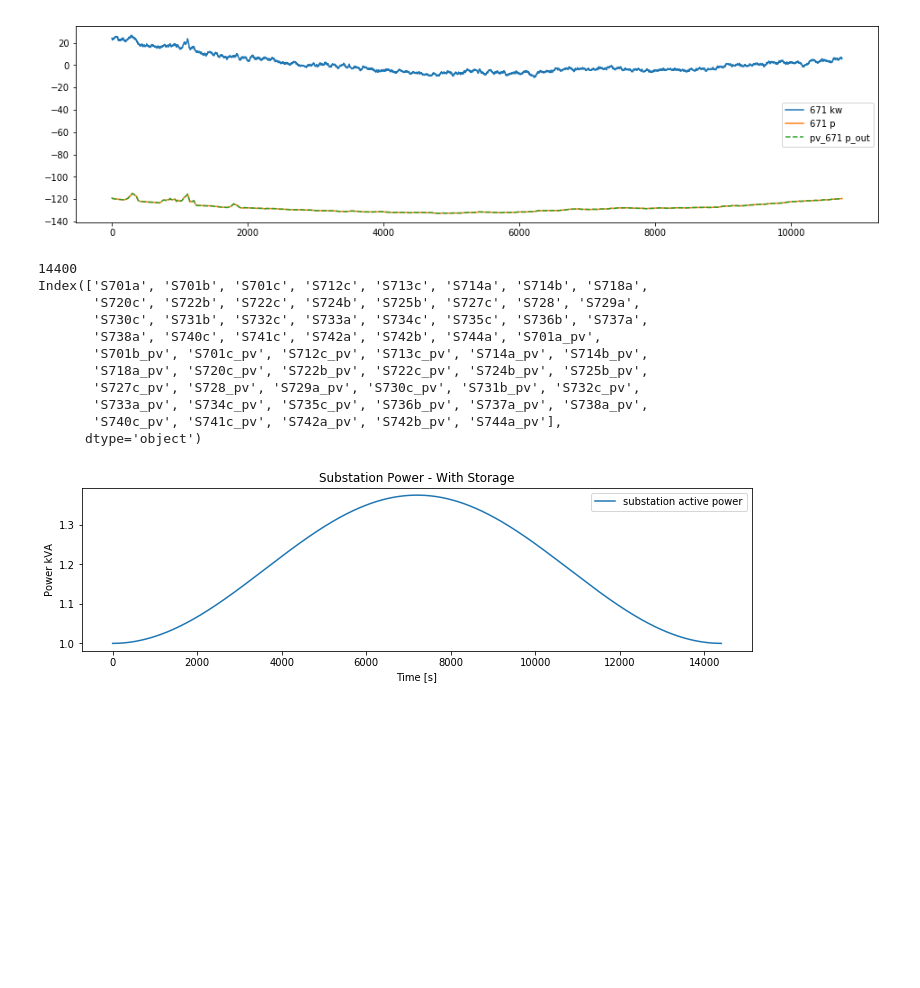
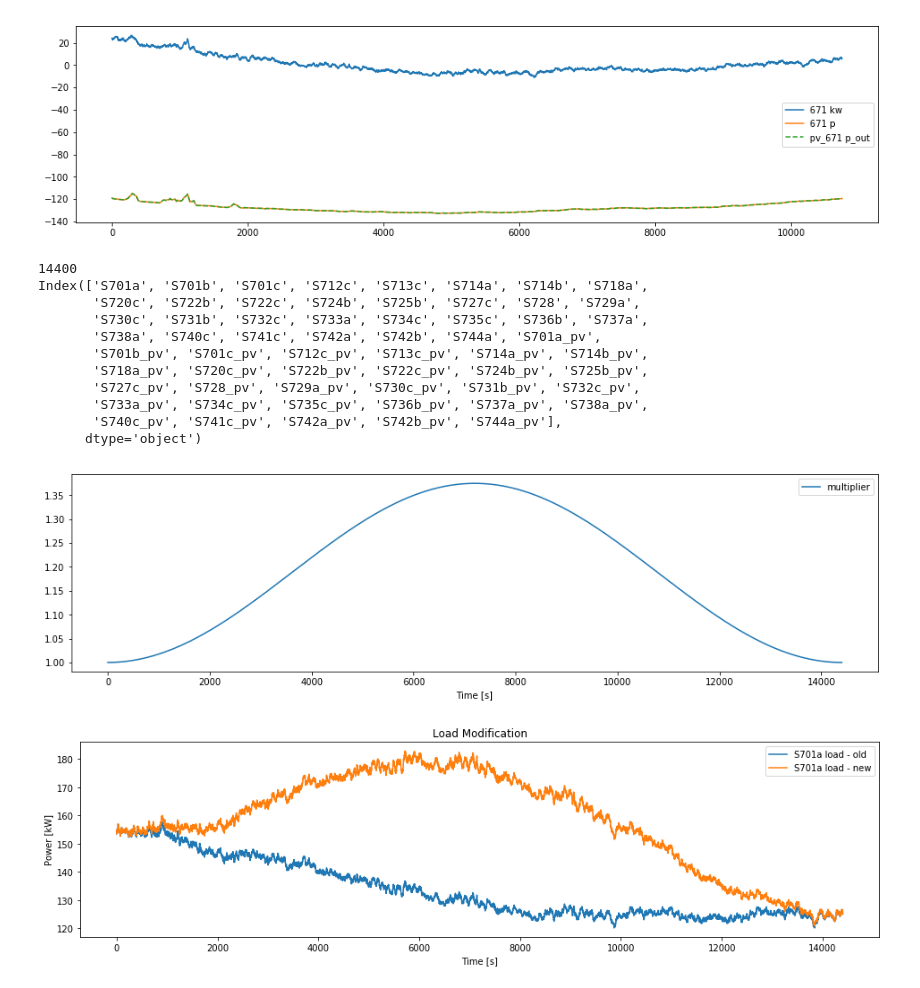
Before and after one commit to lbnl-cybersecurity/ceds-cigar, a Jupyter notebook: pycigar/zzz/IEEE_37_peak_shaving_dist.ipynb, the cells around one changed output. Drawn from its saved outputs; the diff is of its cells as text; code cells hidden in the pictures; blank space fills up the shorter version.

```diff
--- a/pycigar/zzz/IEEE_37_peak_shaving_dist.ipynb
+++ b/pycigar/zzz/IEEE_37_peak_shaving_dist.ipynb
@@ -405,40 +405,41 @@ for colname in profile_old.keys():
         # print(colname)
         profile_new[colname] = mult*profile_old[colname]
 
 
 profile_new.to_csv('IEEE_37_Node/load_solar_data_peak_shaving.csv')
 
-fig1 = plt.figure(figsize = [12, 3])
-plt.plot(mult,label="substation active power")
+fig1 = plt.figure(figsize = [16, 4])
+plt.plot(mult,label="multiplier")
 # plt.plot(Logger.log_dict['pv_inverter_S701b']['p_out'],label="substation active power")
-plt.title('Substation Power - With Storage')
+plt.title('')
 plt.xlabel('Time [s]')
-plt.ylabel('Power kVA')
+# plt.ylabel('Power kVA')
 plt.legend()
 
 
-fig1 = plt.figure(figsize = [12, 3])
-plt.plot(profile_old['S701a'],label="substation active power")
-plt.plot(profile_new['S701a'],label="substation active power")
+fig1 = plt.figure(figsize = [16, 4])
+plt.plot(profile_old['S701a'],label="S701a load - old")
+plt.plot(profile_new['S701a'],label="S701a load - new")
 # plt.plot(Logger.log_dict['pv_inverter_S701b']['p_out'],label="substation active power")
-plt.title('Substation Power - With Storage')
+plt.title('Load Modification')
 plt.xlabel('Time [s]')
-plt.ylabel('Power kVA')
+plt.ylabel('Power [kW]')
 plt.legend()
 
 plt.show()
 
 # fig1.savefig('/home/michael/Desktop/temp/sub_power_storage.png')
 # %% [output]
 14400
 Index(['S701a', 'S701b', 'S701c', 'S712c', 'S713c', 'S714a', 'S714b', 'S718a',
        'S720c', 'S722b', 'S722c', 'S724b', 'S725b', 'S727c', 'S728', 'S729a',
        'S730c', 'S731b', 'S732c', 'S733a', 'S734c', 'S735c', 'S736b', 'S737a',
        'S738a', 'S740c', 'S741c', 'S742a', 'S742b', 'S744a', 'S701a_pv',
        'S701b_pv', 'S701c_pv', 'S712c_pv', 'S713c_pv', 'S714a_pv', 'S714b_pv',
        'S718a_pv', 'S720c_pv', 'S722b_pv', 'S722c_pv', 'S724b_pv', 'S725b_pv',
        'S727c_pv', 'S728_pv', 'S729a_pv', 'S730c_pv', 'S731b_pv', 'S732c_pv',
        'S733a_pv', 'S734c_pv', 'S735c_pv', 'S736b_pv', 'S737a_pv', 'S738a_pv',
        'S740c_pv', 'S741c_pv', 'S742a_pv', 'S742b_pv', 'S744a_pv'],
       dtype='object')
-[figure, old version]
+[figure, new version]
+[figure, added]
```
Also changed, not shown: parts of 1 cell of this notebook, 4 other files.
